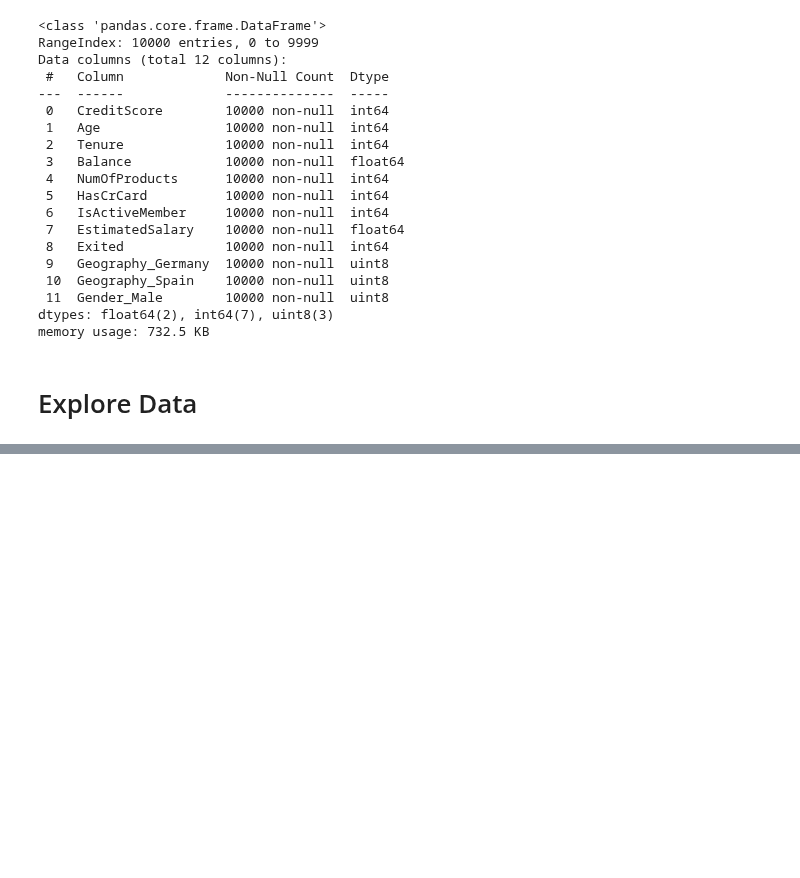
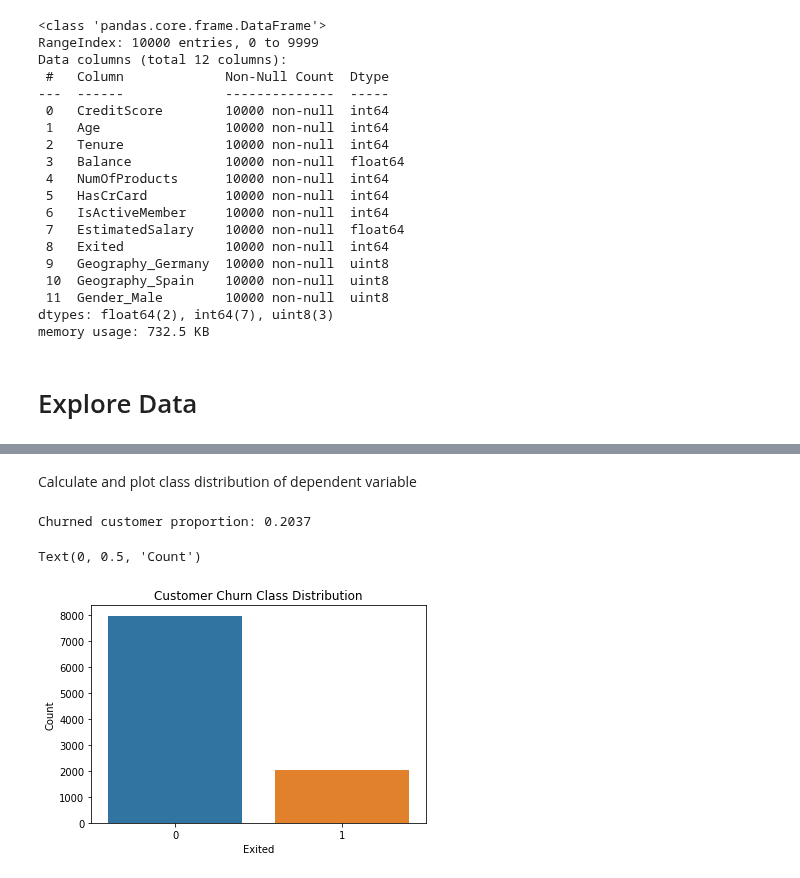
Before and after one commit to blantj/customer_churn_classification, a Jupyter notebook: Modeling.ipynb, the cells around one changed output, grey strips where cells are left out. Drawn from its saved outputs; the diff is of its cells as text; code cells hidden in the pictures; blank space fills up the shorter version.

Commit message:
Explore data

```diff
--- a/Modeling.ipynb
+++ b/Modeling.ipynb
@@ -94,0 +142,12 @@ memory usage: 732.5 KB
+# %% [markdown]
+Calculate and plot class distribution of dependent variable
+# %%
+print('Churned customer proportion:', df['Exited'].mean())
+fig, ax = plt.subplots()
+sns.countplot(x='Exited', data=df, ax=ax)
+ax.set_title('Customer Churn Class Distribution')
+ax.set_ylabel('Count')
+# %% [output]
+Churned customer proportion: 0.2037
+Text(0, 0.5, 'Count')
+[figure, added]
```
Also changed, not shown: parts of 9 cells of this notebook.
